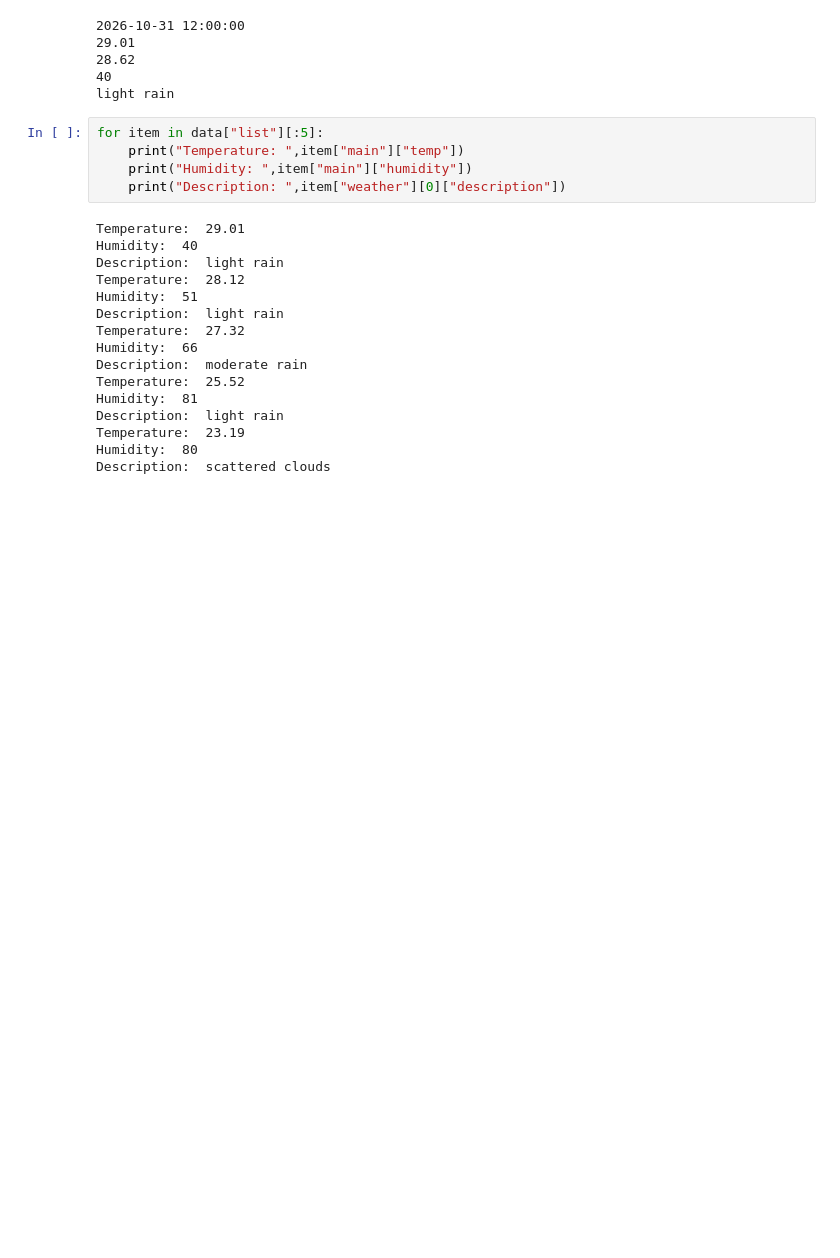
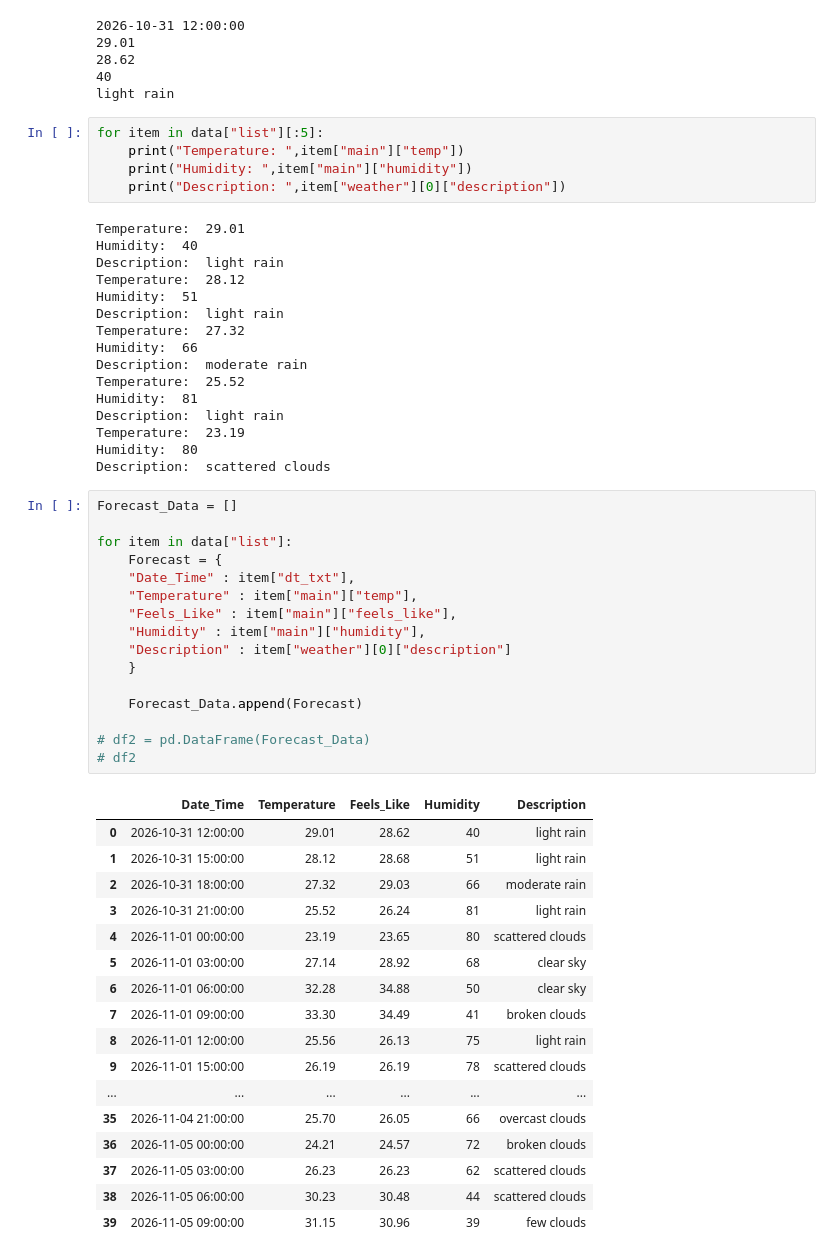
Before and after one commit to aadesh-raut/Weather-Forecast-website, a Jupyter notebook: Backend/Backendfile.ipynb, the cells around one changed output. Drawn from its saved outputs; the diff is of its cells as text; blank space fills up the shorter version.

Commit message:
Organizing Data and Creating Function

```diff
--- a/Backend/Backendfile.ipynb
+++ b/Backend/Backendfile.ipynb
@@ -140,3 +140,37 @@ Description:  light rain
 Temperature:  23.19
 Humidity:  80
 Description:  scattered clouds
+# %%
+Forecast_Data = []
+
+for item in data["list"]:
+    Forecast = {
+    "Date_Time" : item["dt_txt"],
+    "Temperature" : item["main"]["temp"],
+    "Feels_Like" : item["main"]["feels_like"],
+    "Humidity" : item["main"]["humidity"],
+    "Description" : item["weather"][0]["description"]
+    }
+
+    Forecast_Data.append(Forecast)
+
+# df2 = pd.DataFrame(Forecast_Data)
+# df2
+# %% [output]
+|  | Date_Time | Temperature | Feels_Like | Humidity | Description |
+| 0 | 2026-10-31 12:00:00 | 29.01 | 28.62 | 40 | light rain |
+| 1 | 2026-10-31 15:00:00 | 28.12 | 28.68 | 51 | light rain |
+| 2 | 2026-10-31 18:00:00 | 27.32 | 29.03 | 66 | moderate rain |
+| 3 | 2026-10-31 21:00:00 | 25.52 | 26.24 | 81 | light rain |
+| 4 | 2026-11-01 00:00:00 | 23.19 | 23.65 | 80 | scattered clouds |
+| 5 | 2026-11-01 03:00:00 | 27.14 | 28.92 | 68 | clear sky |
+| 6 | 2026-11-01 06:00:00 | 32.28 | 34.88 | 50 | clear sky |
+| 7 | 2026-11-01 09:00:00 | 33.30 | 34.49 | 41 | broken clouds |
+| 8 | 2026-11-01 12:00:00 | 25.56 | 26.13 | 75 | light rain |
+| 9 | 2026-11-01 15:00:00 | 26.19 | 26.19 | 78 | scattered clouds |
+| ... | ... | ... | ... | ... | ... |
+| 35 | 2026-11-04 21:00:00 | 25.70 | 26.05 | 66 | overcast clouds |
+| 36 | 2026-11-05 00:00:00 | 24.21 | 24.57 | 72 | broken clouds |
+| 37 | 2026-11-05 03:00:00 | 26.23 | 26.23 | 62 | scattered clouds |
+| 38 | 2026-11-05 06:00:00 | 30.23 | 30.48 | 44 | scattered clouds |
+| 39 | 2026-11-05 09:00:00 | 31.15 | 30.96 | 39 | few clouds |
```
Also changed, not shown: parts of 2 cells of this notebook, 1 other file.
